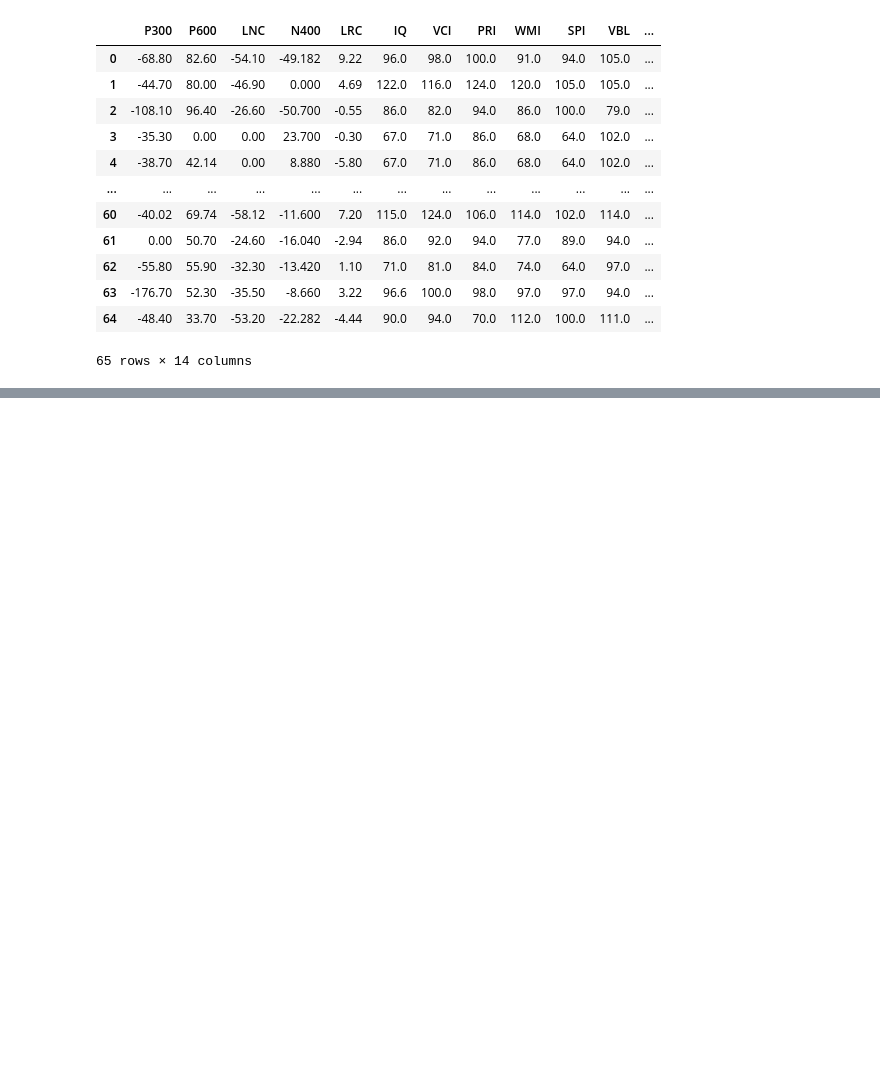
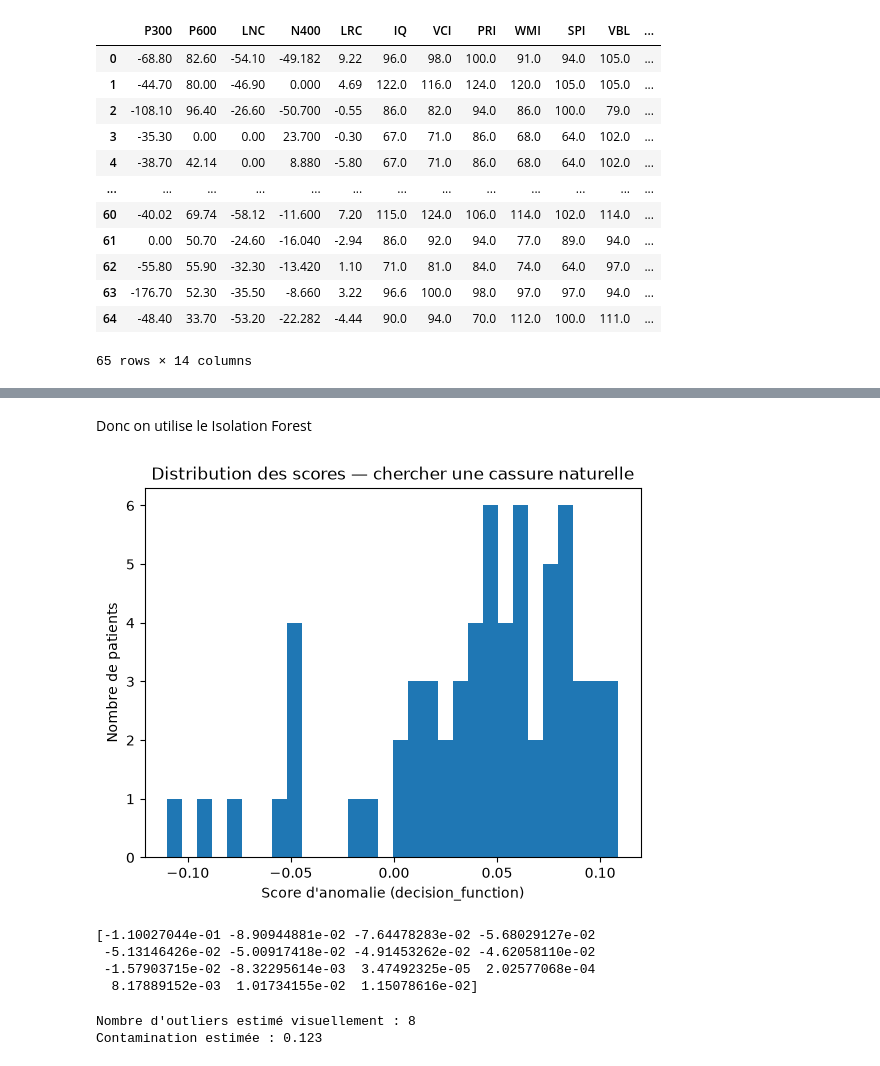
Before and after one commit to Melanie-BarbosaGrange/ProjetNR, a Jupyter notebook: test.ipynb, the cells around one changed output, grey strips where cells are left out. Cells and saved outputs as stored; diff of their text form; code cells hidden in the pictures; blank space fills up the shorter version.

```diff
--- a/test.ipynb
+++ b/test.ipynb
@@ -230,0 +311,37 @@ n_components was set to n_samples, which results in inefficient evaluation of th
+# %% [markdown]
+Donc on utilise le Isolation Forest
+# %%
+from sklearn.ensemble import IsolationForest
+import numpy as np
+import matplotlib.pyplot as plt
+
+X = imputed[columns].to_numpy()  # toutes les variables numériques, ou une paire
+
+clf = IsolationForest(random_state=42, contamination="auto")
+clf.fit(X)
+scores = clf.decision_function(X)  # plus c'est négatif, plus c'est anormal
+
+plt.hist(scores, bins=30)
+plt.xlabel("Score d'anomalie (decision_function)")
+plt.ylabel("Nombre de patients")
+plt.title("Distribution des scores — chercher une cassure naturelle")
+plt.show()
+
+print(np.sort(scores)[:15])  # regarder les 15 scores les plus bas
+# %% [output]
+[figure, added]
+[-1.10027044e-01 -8.90944881e-02 -7.64478283e-02 -5.68029127e-02
+ -5.13146426e-02 -5.00917418e-02 -4.91453262e-02 -4.62058110e-02
+ -1.57903715e-02 -8.32295614e-03  3.47492325e-05  2.02577068e-04
+  8.17889152e-03  1.01734155e-02  1.15078616e-02]
+# %%
+# Compter combien de patients sont sous le seuil de cassure observé
+threshold = -0.02  # à ajuster précisément selon où tu vois le creux
+n_outliers_visual = np.sum(scores < threshold)
+contamination_estimated = n_outliers_visual / len(scores)
+
+print(f"Nombre d'outliers estimé visuellement : {n_outliers_visual}")
+print(f"Contamination estimée : {contamination_estimated:.3f}")
+# %% [output]
+Nombre d'outliers estimé visuellement : 8
+Contamination estimée : 0.123
```
Also changed, not shown: parts of 3 cells of this notebook.
